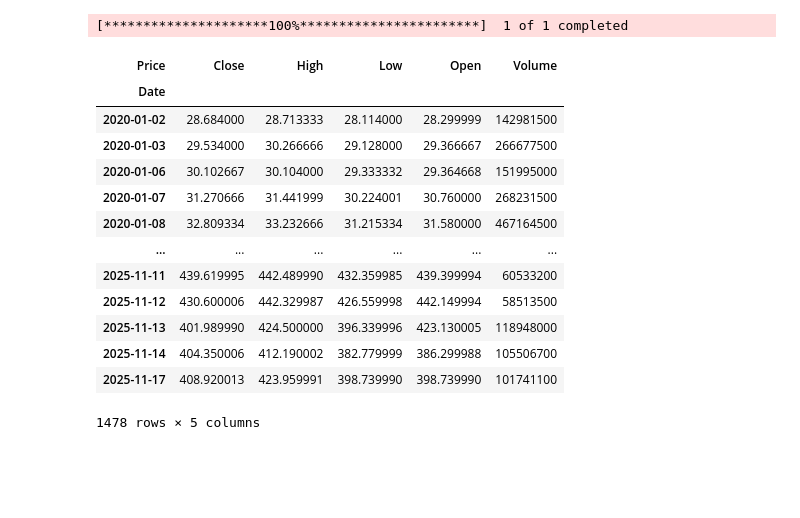
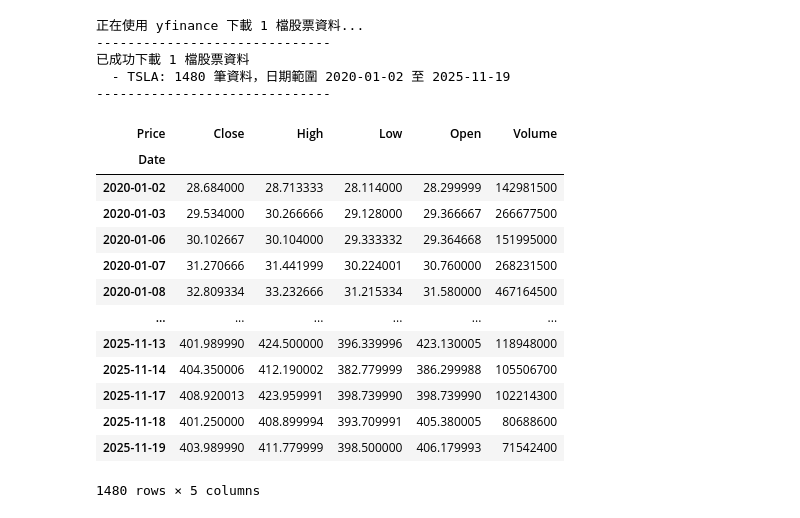
Before and after one commit to Alan-Cheng/q-trade, a Jupyter notebook: CH8-量化系統擇時.ipynb, the cells around one changed output. Saved outputs shown, nothing was run; the diff lists cells and outputs as text; code cells hidden in the pictures; blank space fills up the shorter version.

Commit message:
更改 CH8-量化系統擇時.ipynb 用 import

```diff
--- a/CH8-量化系統擇時.ipynb
+++ b/CH8-量化系統擇時.ipynb
@@ -666,29 +13,41 @@ class Backtester:
 # %%
-# 下載特斯拉資料作為範例
+import pandas as pd
 
-import yfinance as yf
+# 使用範例
+# 初始化 StockDataManager
+# 1. 定義要下載的股票代碼和時間範圍
+symbols_to_download = ["TSLA"]
+start_date = "2020-01-01"
+# 結束日期如果為 None，則預設下載到最新日期
 
-df = yf.download("TSLA", start="2020-01-01")
-if isinstance(df.columns, pd.MultiIndex):
-    df.columns = df.columns.droplevel(1)  # 避免 MultiIndex 問題
+data_manager = StockDataManager(symbols_to_download, start_date=start_date)
+
+df = data_manager.get_kl_pd("TSLA")
+
+# if isinstance(df.columns, pd.MultiIndex):
+#     df.columns = df.columns.droplevel(1)  # 避免 MultiIndex 問題
 
 df
 # %% [output]
-[*********************100%***********************]  1 of 1 completed
+正在使用 yfinance 下載 1 檔股票資料...
+------------------------------
+已成功下載 1 檔股票資料
+  - TSLA: 1480 筆資料，日期範圍 2020-01-02 至 2025-11-19
+------------------------------
 | Price | Close | High | Low | Open | Volume |
 | Date |  |  |  |  |  |
 | 2020-01-02 | 28.684000 | 28.713333 | 28.114000 | 28.299999 | 142981500 |
 | 2020-01-03 | 29.534000 | 30.266666 | 29.128000 | 29.366667 | 266677500 |
 | 2020-01-06 | 30.102667 | 30.104000 | 29.333332 | 29.364668 | 151995000 |
 | 2020-01-07 | 31.270666 | 31.441999 | 30.224001 | 30.760000 | 268231500 |
 | 2020-01-08 | 32.809334 | 33.232666 | 31.215334 | 31.580000 | 467164500 |
 | ... | ... | ... | ... | ... | ... |
-| 2025-11-11 | 439.619995 | 442.489990 | 432.359985 | 439.399994 | 60533200 |
-| 2025-11-12 | 430.600006 | 442.329987 | 426.559998 | 442.149994 | 58513500 |
 | 2025-11-13 | 401.989990 | 424.500000 | 396.339996 | 423.130005 | 118948000 |
 | 2025-11-14 | 404.350006 | 412.190002 | 382.779999 | 386.299988 | 105506700 |
-| 2025-11-17 | 408.920013 | 423.959991 | 398.739990 | 398.739990 | 101741100 |
+| 2025-11-17 | 408.920013 | 423.959991 | 398.739990 | 398.739990 | 102214300 |
+| 2025-11-18 | 401.250000 | 408.899994 | 393.709991 | 405.380005 | 80688600 |
+| 2025-11-19 | 403.989990 | 411.779999 | 398.500000 | 406.179993 | 71542400 |
-1478 rows × 5 columns
+1480 rows × 5 columns
 # %%
 # Test 1 - 用突破因子買入與賣出
 # 設定買入因子
```
Also changed, not shown: parts of 17 cells of this notebook, 10 other files.
